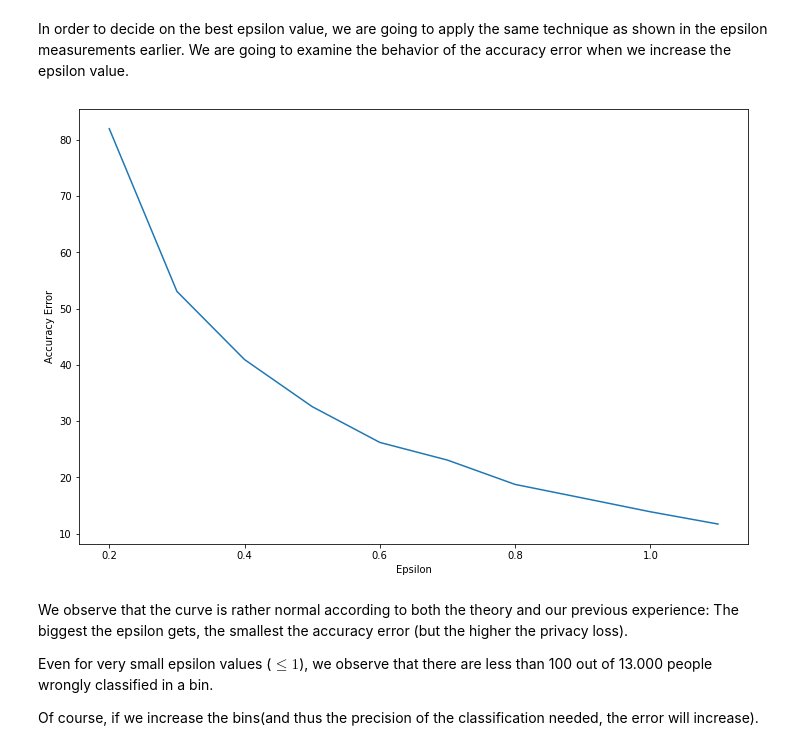
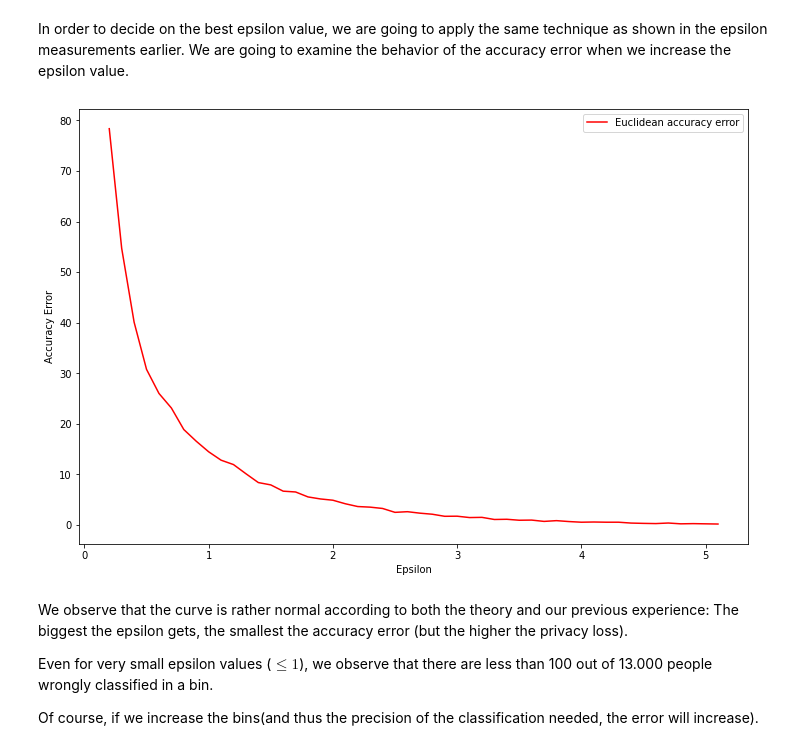
Before and after one commit to nikosgalanis/local-dp-protocols, a Jupyter notebook: ibm_lib_work/histograms.ipynb, the cells around one changed output. Drawn from its saved outputs; the diff is of its cells as text; code cells hidden in the pictures.

```diff
--- a/ibm_lib_work/histograms.ipynb
+++ b/ibm_lib_work/histograms.ipynb
@@ -58,9 +58,6 @@ df.head()
 | 2 | 301 | Shavonna | Anderson | EMERGENCY DISPATCHER | 44331.0 | 44093.40 |
 | 3 | 51 | Margaret | Adams | PROGRAM ASSISTANT I | 33841.0 | 30336.61 |
 | 4 | 1 | Patricia | Aaron | Facilities/Office Services II | 50845.0 | 45505.94 |
-# %%
-for i in range(len(df)):
-    if
 # %% [markdown]
 ## Privacy Setup
 # %% [markdown]
@@ -208,41 +209,41 @@ In order to decide on the best epsilon value, we are going to apply the same tec
 # fig.subplots_adjust(hspace = 0.2)
 
 # epsilon values we are going to run the query with
-epsilon = [i/10 + 0.2 for i in range (0,10)]
+epsilon = [i/10 + 0.2 for i in range (0,50)]
 # list of the accuracy results, empty in the beggining
 results = []
 kant_results = []
 # loop through different epsilons
 for e in epsilon:
     res = accuracy_error(non_dp_hist, df['AnnualSalary'].tolist(), bins, e, annual_earnings_range)
 #     kant_res = kant_error(non_dp_hist, df['AnnualSalary'].tolist(), bins, e, annual_earnings_range)
     results.append(res)
-    kant_results.append(kant_res)
+#     kant_results.append(kant_res)
 
 # plot the result
 plt.figure(figsize = (12,8))
 
-plt.plot(epsilon, results, label='Euclidean accuracy error')
+plt.plot(epsilon, results,'r',label='Euclidean accuracy error')
 # axs[1].plot(epsilon, kant_results, label='Kantorovic accuracy error')
 
 # plt.set_title('Euclidean accuracy error')
 # axs[1].set_title('Kantorovich accuracy error')
 
 
 # axs[0].set_ylim((0, 100))
 # axs[1].set_ylim((0, 500))
 
-
+plt.legend()
 plt.xlabel('Epsilon')
 plt.ylabel('Accuracy Error')
 
 # axs[1].set_xlabel('Epsilon')
 # axs[1].set_ylabel('Accuracy Error')
 
 plt.savefig('hist_metrics.png')
 plt.show()
 # %% [output]
-[figure, old version]
+[figure, new version]
 # %% [markdown]
 We observe that the curve is rather normal according to both the theory and our previous experience: The biggest the epsilon gets, the smallest the accuracy error (but the higher the privacy loss).
 
```
Also changed, not shown: parts of 3 cells of this notebook, 25 other files.
